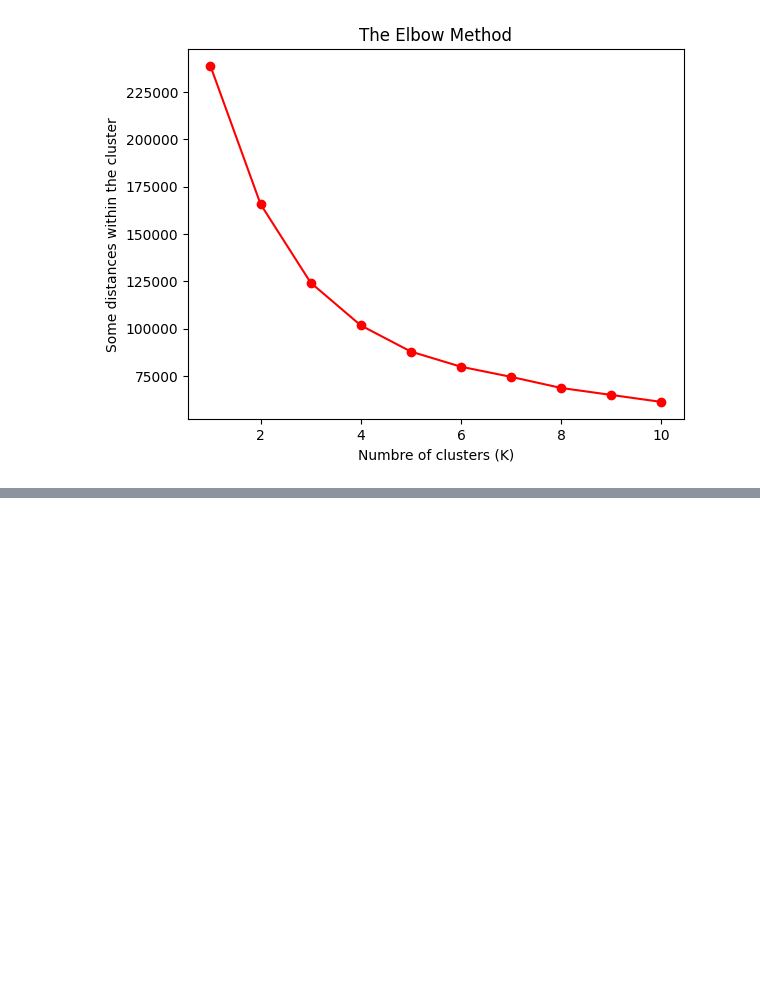
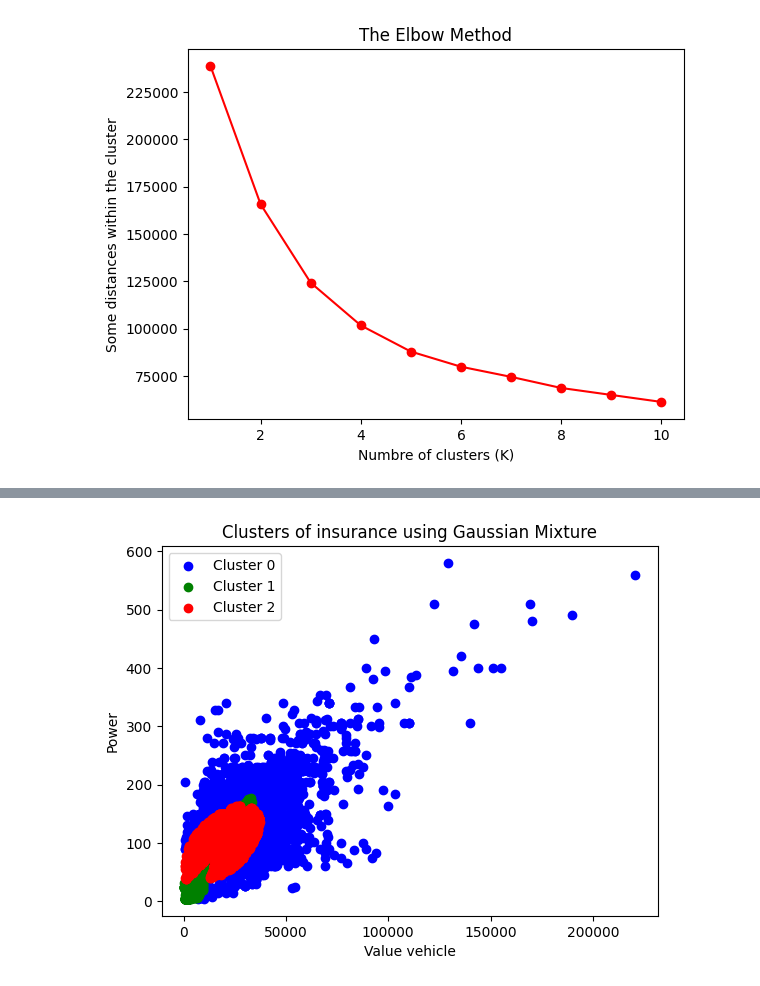
Before and after one commit to ZOHSGroupe/ML-system-recommendation, a Jupyter notebook: insurance.ipynb, the cells around one changed output, grey strips where cells are left out. Saved outputs shown, nothing was run; the diff lists cells and outputs as text; code cells hidden in the pictures; blank space fills up the shorter version.

```diff
--- a/insurance.ipynb
+++ b/insurance.ipynb
@@ -289,0 +373,25 @@ plt.show()
+# %%
+
+
+# Create and fit the Gaussian Mixture model
+model = GaussianMixture(n_components=3, init_params='random')
+model.fit(x)
+yhat = model.predict(x)
+
+frame = pd.DataFrame(x)
+frame['cluster'] = yhat
+frame.columns = ['Value_vehicle', 'Power', 'cluster']
+
+# Scatter plot for each cluster
+color = ['blue', 'green', 'red', 'black']
+for k in range(3):  # Adjust based on the number of components
+    data = frame[frame["cluster"] == k]
+    plt.scatter(data["Value_vehicle"], data["Power"], c=color[k], label=f'Cluster {k}')
+
+plt.title('Clusters of insurance using Gaussian Mixture')
+plt.xlabel('Value vehicle')
+plt.ylabel('Power')
+plt.legend()
+plt.show()
+# %% [output]
+[figure, added]
```
Also changed, not shown: parts of 11 cells of this notebook.
